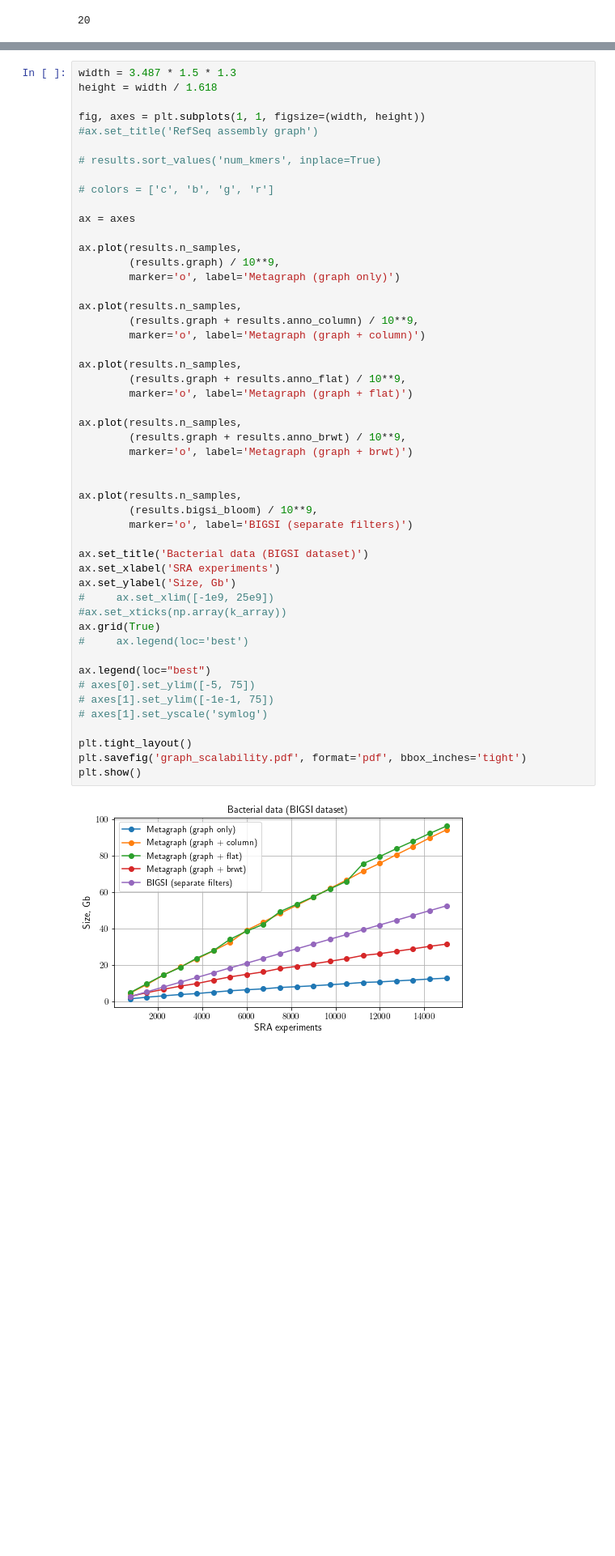
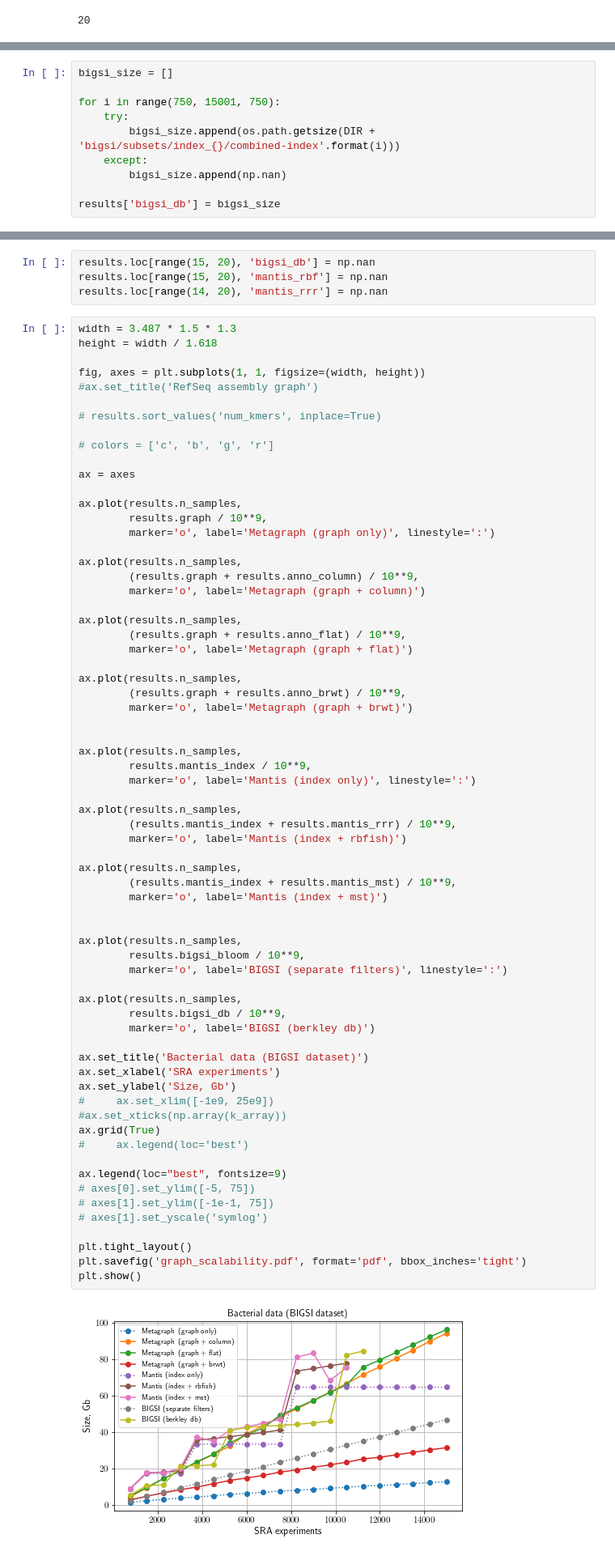
Before and after one commit to ratschlab/metagraph, a Jupyter notebook: projects/BIGSI/scalability.ipynb, the cells around one changed output, grey strips where cells are left out. Shown at 81% size. Saved outputs shown, nothing was run; the diff lists cells and outputs as text; blank space fills up the shorter version.

Commit message:
bigsi scripts, scalability plots

```diff
--- a/projects/BIGSI/scalability.ipynb
+++ b/projects/BIGSI/scalability.ipynb
@@ -67,0 +65,10 @@ results['bigsi_bloom'] = bloom_size
+# %%
+bigsi_size = []
+
+for i in range(750, 15001, 750):
+    try:
+        bigsi_size.append(os.path.getsize(DIR + 'bigsi/subsets/index_{}/combined-index'.format(i)))
+    except:
+        bigsi_size.append(np.nan)
+
+results['bigsi_db'] = bigsi_size
@@ -68,3 +101,7 @@ results['bigsi_bloom'] = bloom_size
+# %%
+results.loc[range(15, 20), 'bigsi_db'] = np.nan
+results.loc[range(15, 20), 'mantis_rbf'] = np.nan
+results.loc[range(14, 20), 'mantis_rrr'] = np.nan
 # %%
 width = 3.487 * 1.5 * 1.3
 height = width / 1.618
@@ -79,41 +116,58 @@ fig, axes = plt.subplots(1, 1, figsize=(width, height))
 ax = axes
 
 ax.plot(results.n_samples,
-        (results.graph) / 10**9,
-        marker='o', label='Metagraph (graph only)')
+        results.graph / 10**9,
+        marker='o', label='Metagraph (graph only)', linestyle=':')
 
 ax.plot(results.n_samples,
         (results.graph + results.anno_column) / 10**9,
         marker='o', label='Metagraph (graph + column)')
 
 ax.plot(results.n_samples,
         (results.graph + results.anno_flat) / 10**9,
         marker='o', label='Metagraph (graph + flat)')
 
 ax.plot(results.n_samples,
         (results.graph + results.anno_brwt) / 10**9,
         marker='o', label='Metagraph (graph + brwt)')
 
 
 ax.plot(results.n_samples,
-        (results.bigsi_bloom) / 10**9,
-        marker='o', label='BIGSI (separate filters)')
+        results.mantis_index / 10**9,
+        marker='o', label='Mantis (index only)', linestyle=':')
+
+ax.plot(results.n_samples,
+        (results.mantis_index + results.mantis_rrr) / 10**9,
+        marker='o', label='Mantis (index + rbfish)')
+
+ax.plot(results.n_samples,
+        (results.mantis_index + results.mantis_mst) / 10**9,
+        marker='o', label='Mantis (index + mst)')
+
+
+ax.plot(results.n_samples,
+        results.bigsi_bloom / 10**9,
+        marker='o', label='BIGSI (separate filters)', linestyle=':')
+
+ax.plot(results.n_samples,
+        results.bigsi_db / 10**9,
+        marker='o', label='BIGSI (berkley db)')
 
 ax.set_title('Bacterial data (BIGSI dataset)')
 ax.set_xlabel('SRA experiments')
 ax.set_ylabel('Size, Gb')
 #     ax.set_xlim([-1e9, 25e9])
 #ax.set_xticks(np.array(k_array))
 ax.grid(True)
 #     ax.legend(loc='best')
 
-ax.legend(loc="best")
+ax.legend(loc="best", fontsize=9)
 # axes[0].set_ylim([-5, 75])
 # axes[1].set_ylim([-1e-1, 75])
 # axes[1].set_yscale('symlog')
 
 plt.tight_layout()
 plt.savefig('graph_scalability.pdf', format='pdf', bbox_inches='tight')
 plt.show()
 # %% [output]
-[figure, old version]
+[figure, new version]
```
Also changed, not shown: parts of 4 cells of this notebook, 1 other file.
